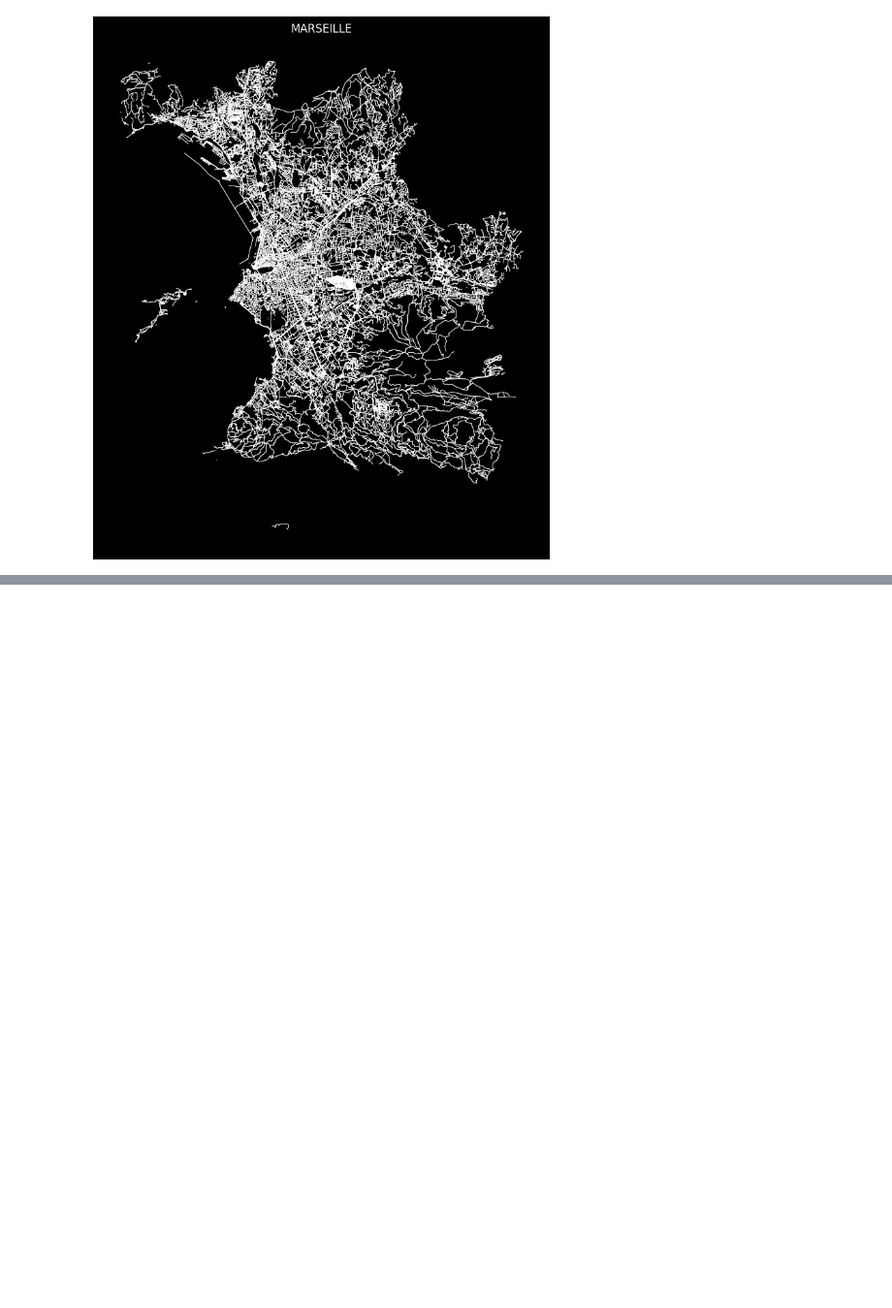
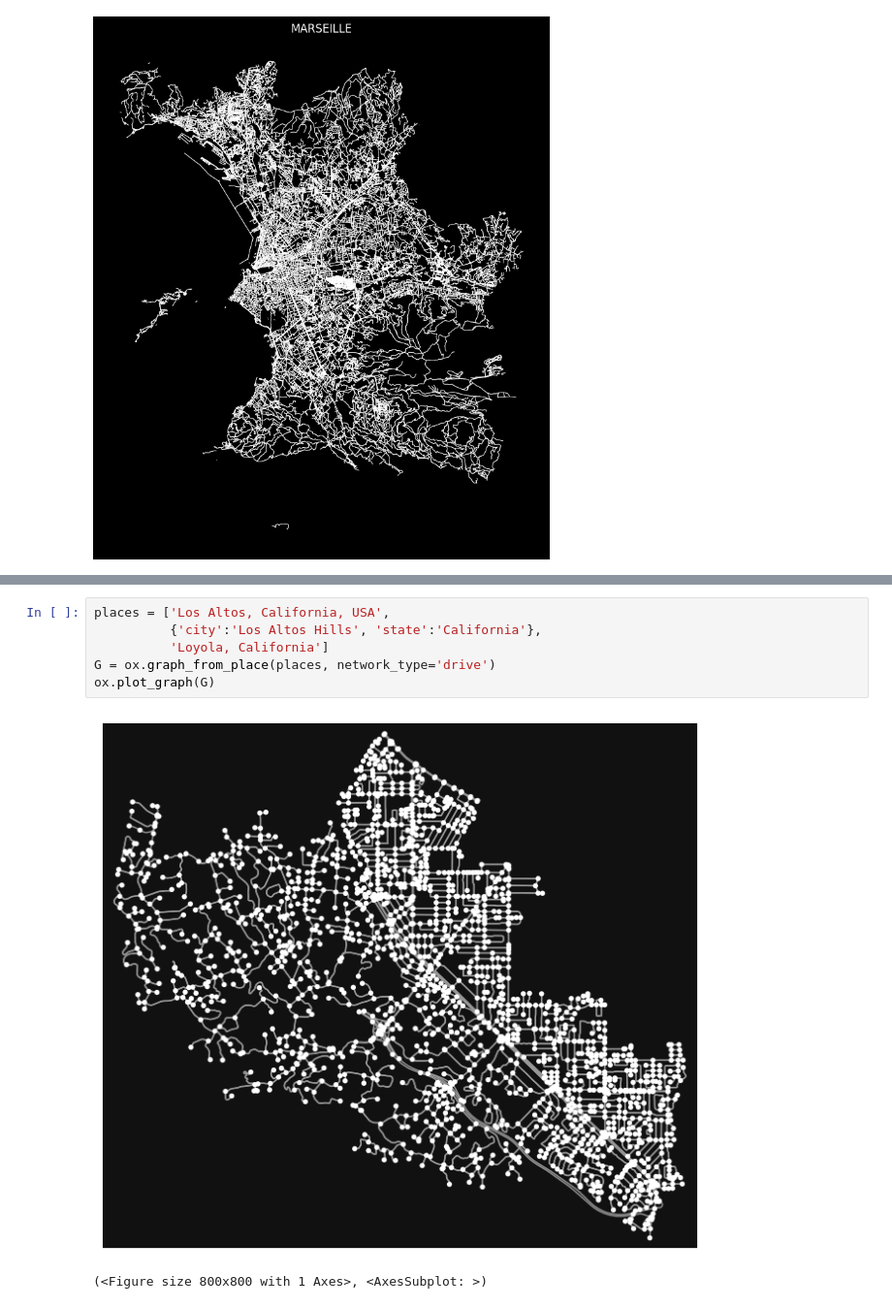
Before and after one commit to Sitraka17/Cities, a Jupyter notebook: LUXO.ipynb, the cells around one changed output, grey strips where cells are left out. Shown at 97% size. Drawn from its saved outputs; the diff is of its cells as text; blank space fills up the shorter version.

```diff
--- a/LUXO.ipynb
+++ b/LUXO.ipynb
@@ -218,0 +254,9 @@ plt.show()
+# %%
+places = ['Los Altos, California, USA',
+          {'city':'Los Altos Hills', 'state':'California'},
+          'Loyola, California']
+G = ox.graph_from_place(places, network_type='drive')
+ox.plot_graph(G)
+# %% [output]
+[figure, added]
+(<Figure size 800x800 with 1 Axes>, <AxesSubplot: >)
```
Also changed, not shown: parts of 2 cells of this notebook, 1 other file.
